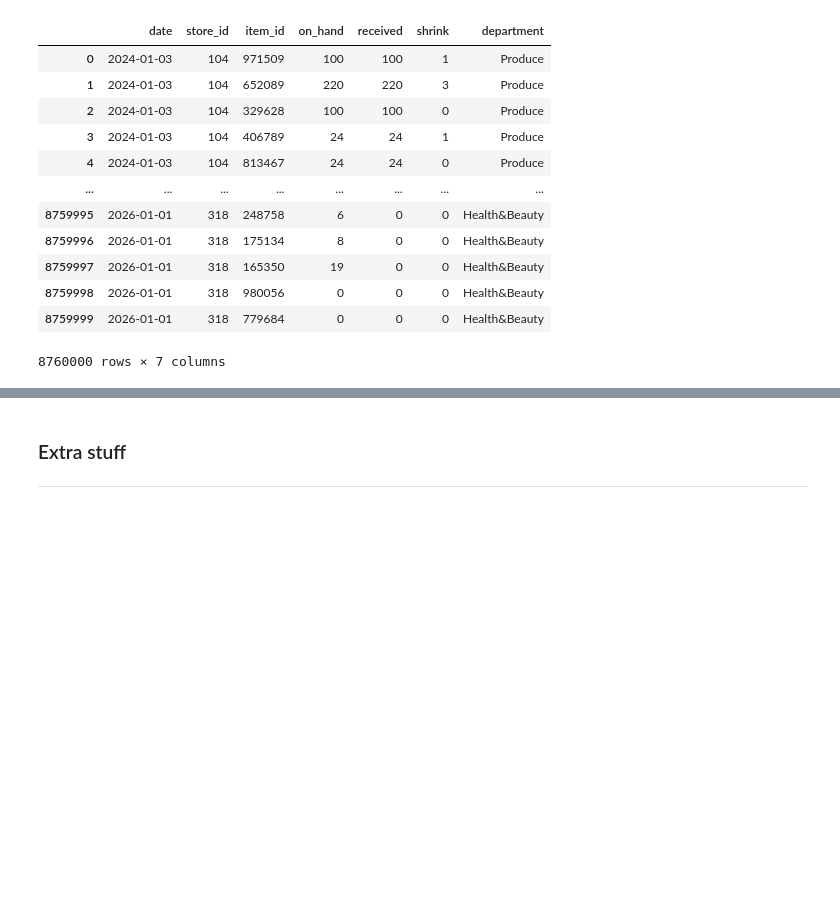
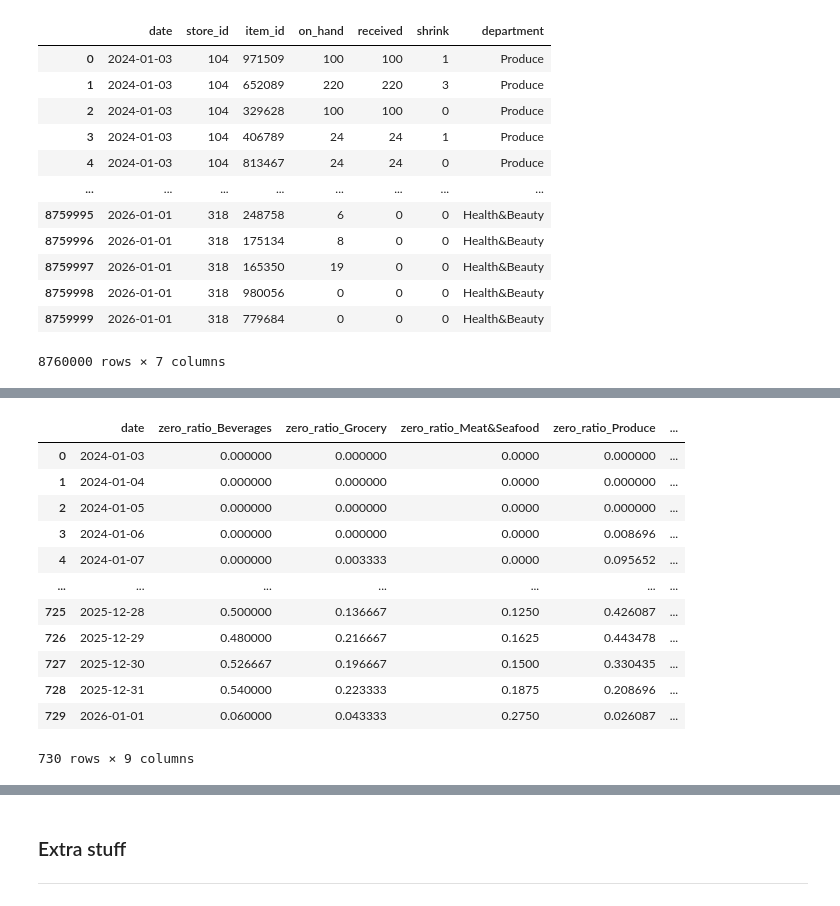
Before and after one commit to Austin-cool/The-Supply-Chain-Paradox, a Jupyter notebook: M2/Models/stock_per_day_per_department.ipynb, the cells around one changed output, grey strips where cells are left out. Drawn from its saved outputs; the diff is of its cells as text; code cells hidden in the pictures; blank space fills up the shorter version.

```diff
--- a/M2/Models/stock_per_day_per_department.ipynb
+++ b/M2/Models/stock_per_day_per_department.ipynb
@@ -100,0 +150,11 @@ features_per_store_per_department[226]['Household']
+# %%
+df1 = features_per_store_per_department[226]['Household']
+df2 = features_per_store_per_department[226]['Frozen']
+df3 = features_per_store_per_department[226]['Grocery']
+
+df_split = pd.DataFrame({
+    'date_string': df1["date"],
+    'zero_ratio_Household': df1["zero_ratio_Household"],
+    'zero_ratio_Frozen': df2["zero_ratio_Frozen"]
+})
+df_split
@@ -100,0 +175,44 @@ features_per_store_per_department[226]['Household']
+# %%
+zero_ratio_per_store = {}
+
+for store in store_ids:
+    df1 = features_per_store_per_department[store]['Beverages']
+    df2 = features_per_store_per_department[store]['Grocery']
+    df3 = features_per_store_per_department[store]['Meat&Seafood']
+    df4 = features_per_store_per_department[store]['Health&Beauty']
+    df5 = features_per_store_per_department[store]['Produce']
+    df6 = features_per_store_per_department[store]['Frozen']
+    df7 = features_per_store_per_department[store]['Bakery']
+    df8 = features_per_store_per_department[store]['Household']
+    df9 = features_per_store_per_department[store]['Dairy']
+
+    zero_rate_per_department = pd.DataFrame({
+    'date': df1["date"],
+    'zero_ratio_Beverages': df1["zero_ratio_Beverages"],
+    'zero_ratio_Grocery': df2["zero_ratio_Grocery"],
+    'zero_ratio_Meat&Seafood': df3["zero_ratio_Meat&Seafood"],
+    'zero_ratio_Meat&Seafood': df4["zero_ratio_Health&Beauty"],
+    'zero_ratio_Produce': df5["zero_ratio_Produce"],
+    'zero_ratio_Frozen': df6["zero_ratio_Frozen"],
+    'zero_ratio_Bakery': df7["zero_ratio_Bakery"],
+    'zero_ratio_Household': df8["zero_ratio_Household"],
+    'zero_ratio_Dairy': df9["zero_ratio_Dairy"],
+    })
+
+    zero_ratio_per_store[store] = zero_rate_per_department
+# %%
+zero_ratio_per_store[318]
+# %% [output]
+|  | date | zero_ratio_Beverages | zero_ratio_Grocery | zero_ratio_Meat&Seafood | zero_ratio_Produce | ... |
+| 0 | 2024-01-03 | 0.000000 | 0.000000 | 0.0000 | 0.000000 | ... |
+| 1 | 2024-01-04 | 0.000000 | 0.000000 | 0.0000 | 0.000000 | ... |
+| 2 | 2024-01-05 | 0.000000 | 0.000000 | 0.0000 | 0.000000 | ... |
+| 3 | 2024-01-06 | 0.000000 | 0.000000 | 0.0000 | 0.008696 | ... |
+| 4 | 2024-01-07 | 0.000000 | 0.003333 | 0.0000 | 0.095652 | ... |
+| ... | ... | ... | ... | ... | ... | ... |
+| 725 | 2025-12-28 | 0.500000 | 0.136667 | 0.1250 | 0.426087 | ... |
+| 726 | 2025-12-29 | 0.480000 | 0.216667 | 0.1625 | 0.443478 | ... |
+| 727 | 2025-12-30 | 0.526667 | 0.196667 | 0.1500 | 0.330435 | ... |
+| 728 | 2025-12-31 | 0.540000 | 0.223333 | 0.1875 | 0.208696 | ... |
+| 729 | 2026-01-01 | 0.060000 | 0.043333 | 0.2750 | 0.026087 | ... |
+730 rows × 9 columns
```
Also changed, not shown: parts of 9 cells of this notebook.
